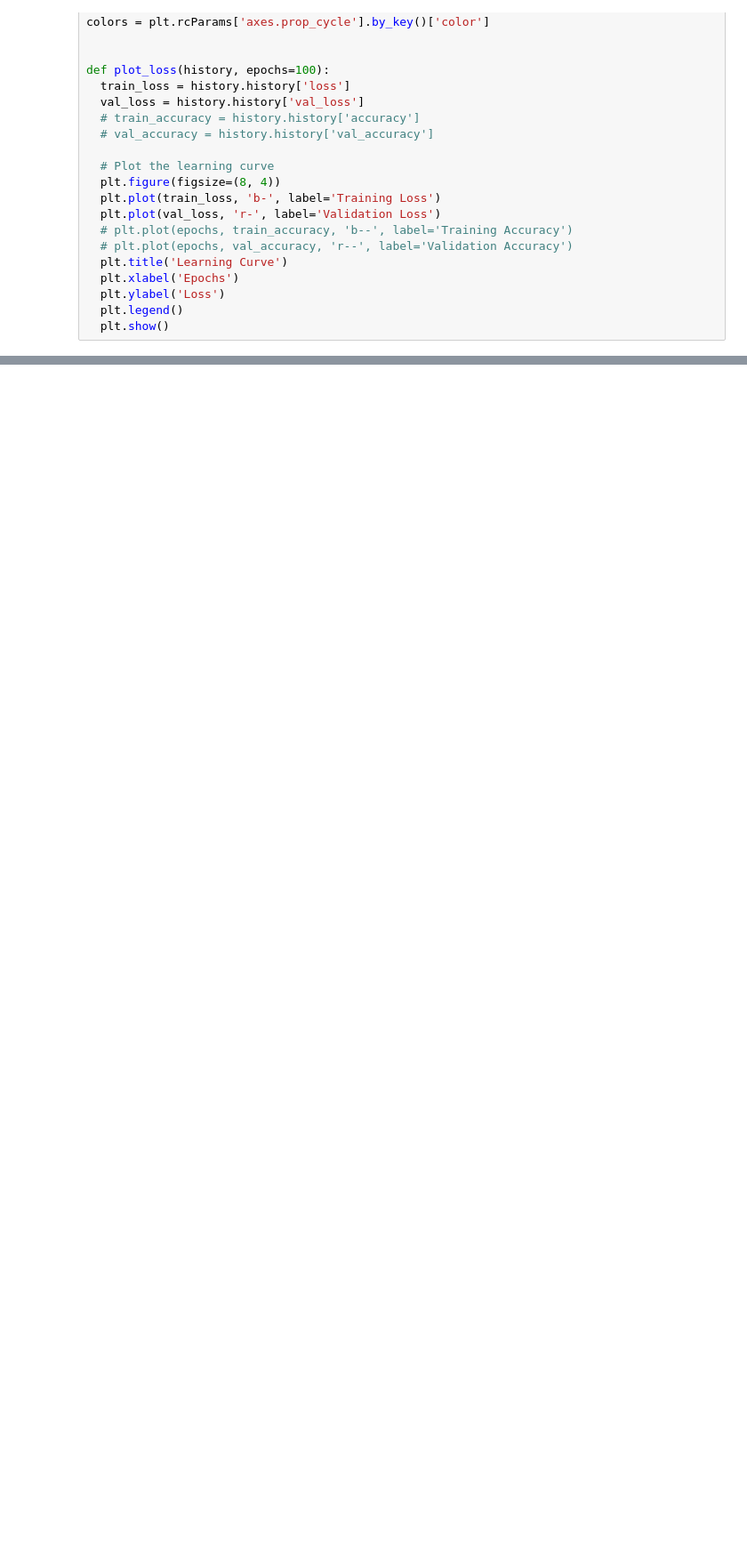
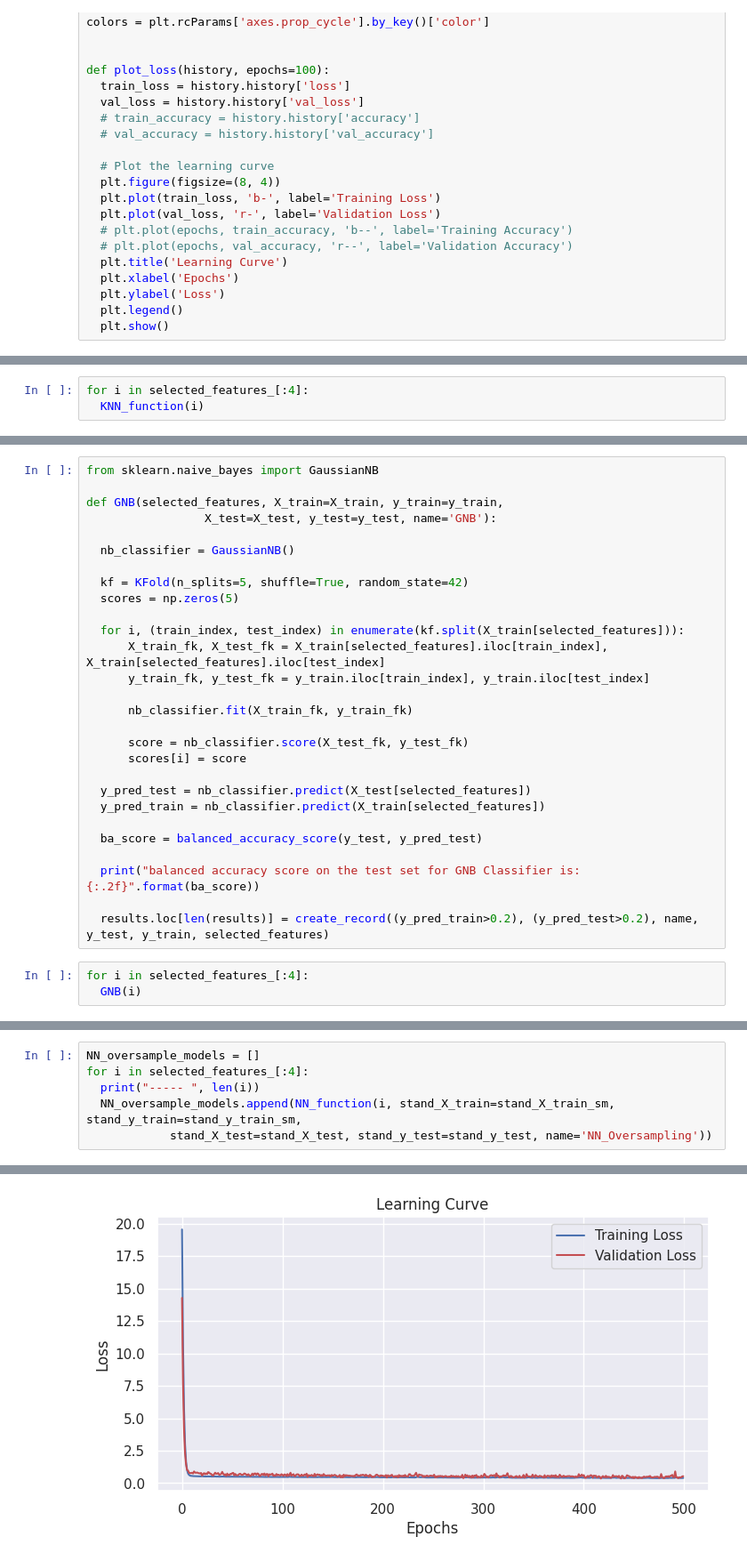
Before and after one commit to Negiiiin/Toxicity-Prediction, a Jupyter notebook: Toxicity-Prediction.ipynb, the cells around one changed output, grey strips where cells are left out. Shown: that part at 89% size. Drawn from its saved outputs; the diff is of its cells as text; blank space fills up the shorter version.

```diff
--- a/Toxicity-Prediction.ipynb
+++ b/Toxicity-Prediction.ipynb
@@ -698,0 +466,3 @@ results
+# %%
+for i in selected_features_[:4]:
+  KNN_function(i)
@@ -698,0 +474,31 @@ results
+# %%
+from sklearn.naive_bayes import GaussianNB
+
+def GNB(selected_features, X_train=X_train, y_train=y_train,
+                 X_test=X_test, y_test=y_test, name='GNB'):
+
+  nb_classifier = GaussianNB()
+
+  kf = KFold(n_splits=5, shuffle=True, random_state=42)
+  scores = np.zeros(5)
+
+  for i, (train_index, test_index) in enumerate(kf.split(X_train[selected_features])):
+      X_train_fk, X_test_fk = X_train[selected_features].iloc[train_index], X_train[selected_features].iloc[test_index]
+      y_train_fk, y_test_fk = y_train.iloc[train_index], y_train.iloc[test_index]
+
+      nb_classifier.fit(X_train_fk, y_train_fk)
+
+      score = nb_classifier.score(X_test_fk, y_test_fk)
+      scores[i] = score
+
+  y_pred_test = nb_classifier.predict(X_test[selected_features])
+  y_pred_train = nb_classifier.predict(X_train[selected_features])
+
+  ba_score = balanced_accuracy_score(y_test, y_pred_test)
+
+  print("balanced accuracy score on the test set for GNB Classifier is: {:.2f}".format(ba_score))
+
+  results.loc[len(results)] = create_record((y_pred_train>0.2), (y_pred_test>0.2), name, y_test, y_train, selected_features)
+# %%
+for i in selected_features_[:4]:
+  GNB(i)
@@ -698,0 +514,7 @@ results
+# %%
+NN_oversample_models = []
+for i in selected_features_[:4]:
+  print("----- ", len(i))
+  NN_oversample_models.append(NN_function(i, stand_X_train=stand_X_train_sm, stand_y_train=stand_y_train_sm,
+            stand_X_test=stand_X_test, stand_y_test=stand_y_test, name='NN_Oversampling'))
+# %% [output]
@@ -698,0 +526 @@ results
+[figure, added]
```
Also changed, not shown: parts of 113 cells of this notebook.
